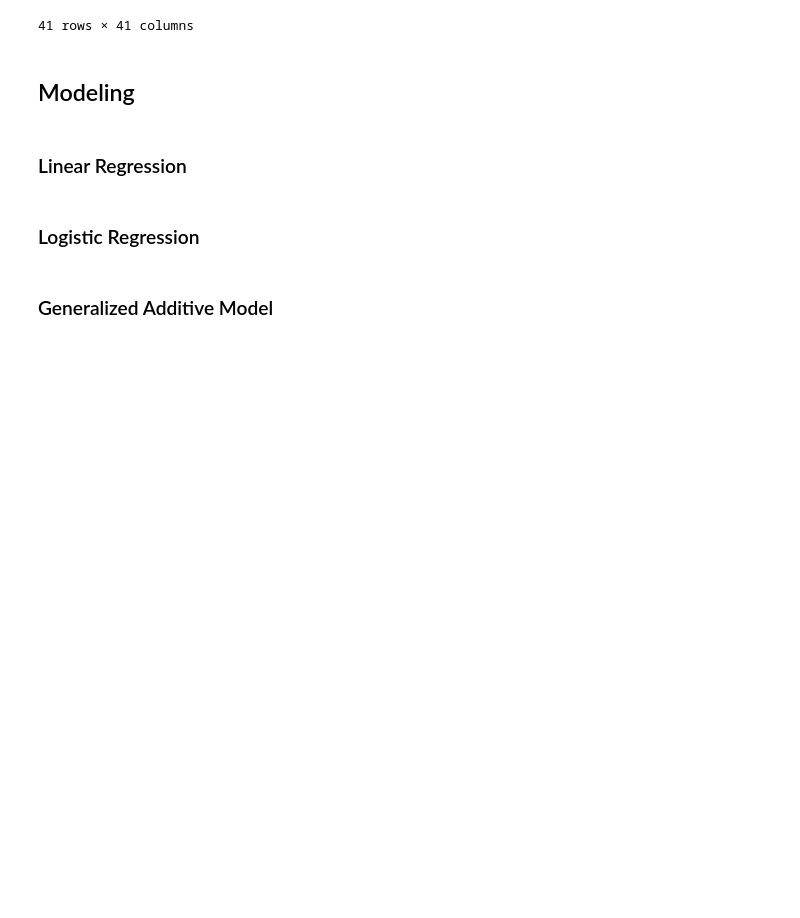
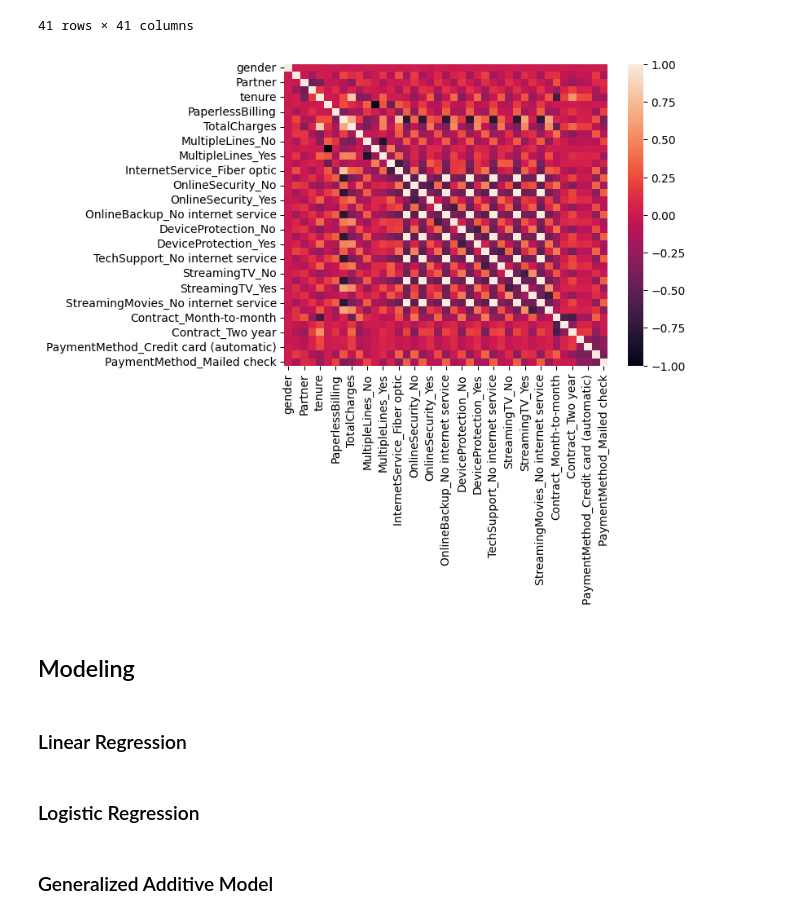
Before and after one commit to auto-d/linear-interp, a Jupyter notebook: linear-interp.ipynb, the cells around one changed output. Cells and saved outputs as stored; diff of their text form; code cells hidden in the pictures; blank space fills up the shorter version.

Commit message:
correlation plot

```diff
--- a/linear-interp.ipynb
+++ b/linear-interp.ipynb
@@ -225,6 +225,10 @@ df.corr()
 | PaymentMethod_Electronic check | 0.000752 | 0.171718 | 0.083852 | -0.150642 | -0.208363 | 0.003062 | -0.208865 | 0.271625 | ... |
 | PaymentMethod_Mailed check | 0.013744 | -0.153477 | 0.095125 | 0.059071 | -0.233852 | -0.003319 | 0.205398 | -0.377437 | ... |
 41 rows × 41 columns
+# %%
+_ = sns.heatmap(df.corr())
+# %% [output]
+[figure, added]
 # %%
 from scipy.stats import pearsonr
 
```
Also changed, not shown: parts of 2 cells of this notebook.
